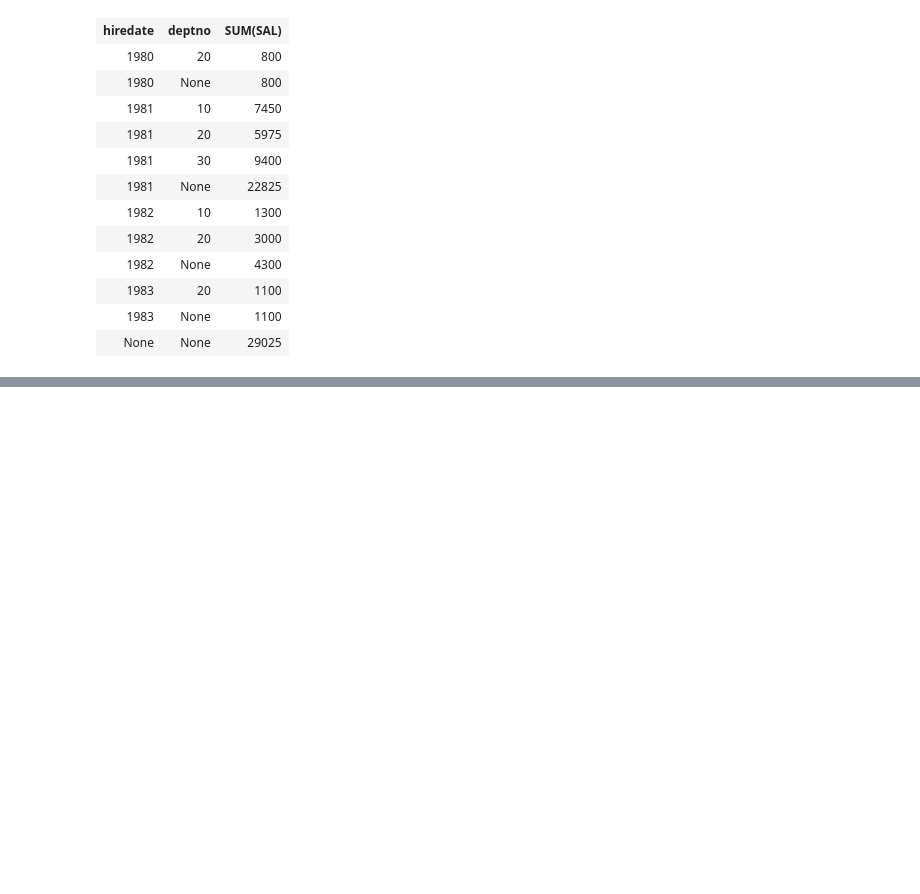
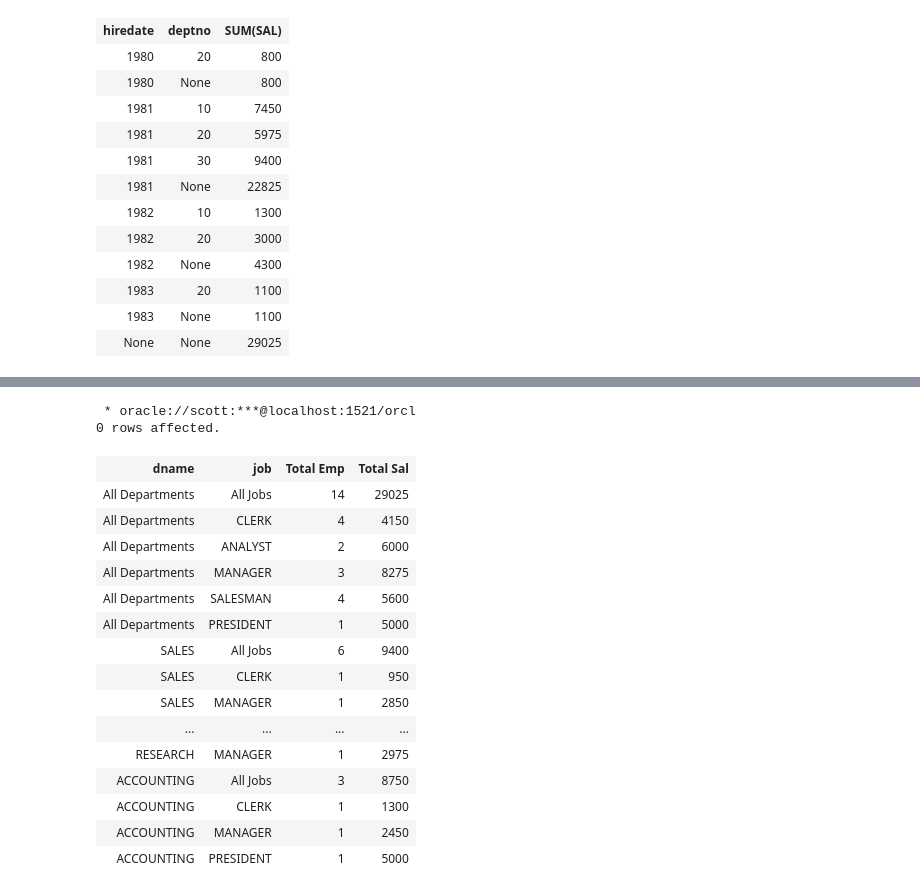
Before and after one commit to unknown-jun/Oracle_SQL, a Jupyter notebook: Part 2_9. 데이터 분석함수.ipynb, the cells around one changed output, grey strips where cells are left out. Drawn from its saved outputs; the diff is of its cells as text; code cells hidden in the pictures; blank space fills up the shorter version.

```diff
--- a/Part 2_9. 데이터 분석함수.ipynb
+++ b/Part 2_9. 데이터 분석함수.ipynb
@@ -1541,0 +1725,29 @@ select to_char(hiredate, 'YYYY') as "hiredate", deptno, sum(sal)
+# %%
+%%sql
+
+select case grouping(dname) when 1 then 'All Departments' else dname end as dname,
+       case grouping(job) when 1 then 'All Jobs' else job end as job,
+       count(*) "Total Emp",
+       sum(sal) "Total Sal"
+    from emp e, dept d
+    where d.deptno = e.deptno
+    group by cube(dname, job)
+# %% [output]
+ * oracle://scott:***@localhost:1521/orcl
+0 rows affected.
+| dname | job | Total Emp | Total Sal |
+| All Departments | All Jobs | 14 | 29025 |
+| All Departments | CLERK | 4 | 4150 |
+| All Departments | ANALYST | 2 | 6000 |
+| All Departments | MANAGER | 3 | 8275 |
+| All Departments | SALESMAN | 4 | 5600 |
+| All Departments | PRESIDENT | 1 | 5000 |
+| SALES | All Jobs | 6 | 9400 |
+| SALES | CLERK | 1 | 950 |
+| SALES | MANAGER | 1 | 2850 |
+| ... | ... | ... | ... |
+| RESEARCH | MANAGER | 1 | 2975 |
+| ACCOUNTING | All Jobs | 3 | 8750 |
+| ACCOUNTING | CLERK | 1 | 1300 |
+| ACCOUNTING | MANAGER | 1 | 2450 |
+| ACCOUNTING | PRESIDENT | 1 | 5000 |
```
Also changed, not shown: parts of 12 cells of this notebook.
